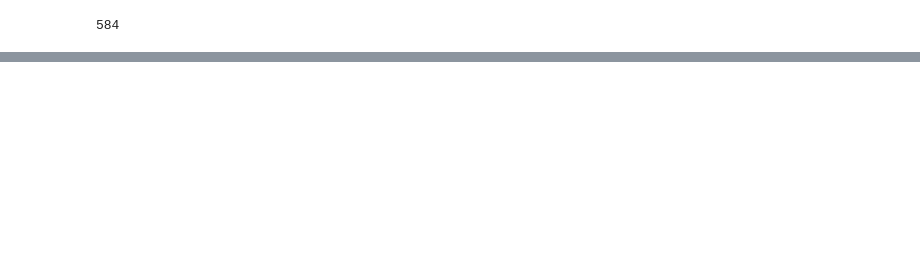
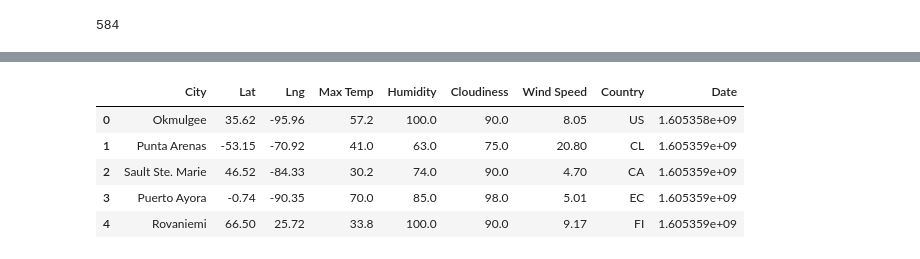
Before and after one commit to recneps2/python-api-weather_analysis, a Jupyter notebook: WheatherPy/WeatherPyMain.ipynb, the cells around one changed output, grey strips where cells are left out. Drawn from its saved outputs; the diff is of its cells as text; code cells hidden in the pictures; blank space fills up the shorter version.

```diff
--- a/WheatherPy/WeatherPyMain.ipynb
+++ b/WheatherPy/WeatherPyMain.ipynb
@@ -132,3 +132,23 @@ for index, row in cities_pd.iterrows():
         cities_pd.loc[index, 'Date'] = response['dt']
     except(KeyError):
         print('shucks... no luck')
+# %%
+# Convert data in columns to floats
+cities_pd.dtypes
+cities_pd['Lat'] = cities_pd['Lat'].astype(float)
+cities_pd['Lng'] = cities_pd['Lng'].astype(float)
+cities_pd['Max Temp'] = cities_pd['Max Temp'].astype(float)
+cities_pd['Humidity'] = cities_pd['Humidity'].astype(float)
+cities_pd['Cloudiness'] = cities_pd['Cloudiness'].astype(float)
+cities_pd['Wind Speed'] = cities_pd['Wind Speed'].astype(float)
+cities_pd['Date'] = cities_pd['Date'].astype(float)
+
+
+cities_pd.head()
+# %% [output]
+|  | City | Lat | Lng | Max Temp | Humidity | Cloudiness | Wind Speed | Country | Date |
+| 0 | Okmulgee | 35.62 | -95.96 | 57.2 | 100.0 | 90.0 | 8.05 | US | 1.605358e+09 |
+| 1 | Punta Arenas | -53.15 | -70.92 | 41.0 | 63.0 | 75.0 | 20.80 | CL | 1.605359e+09 |
+| 2 | Sault Ste. Marie | 46.52 | -84.33 | 30.2 | 74.0 | 90.0 | 4.70 | CA | 1.605359e+09 |
+| 3 | Puerto Ayora | -0.74 | -90.35 | 70.0 | 85.0 | 98.0 | 5.01 | EC | 1.605359e+09 |
+| 4 | Rovaniemi | 66.50 | 25.72 | 33.8 | 100.0 | 90.0 | 9.17 | FI | 1.605359e+09 |
```
Also changed, not shown: parts of 8 cells of this notebook, 4 other files.
